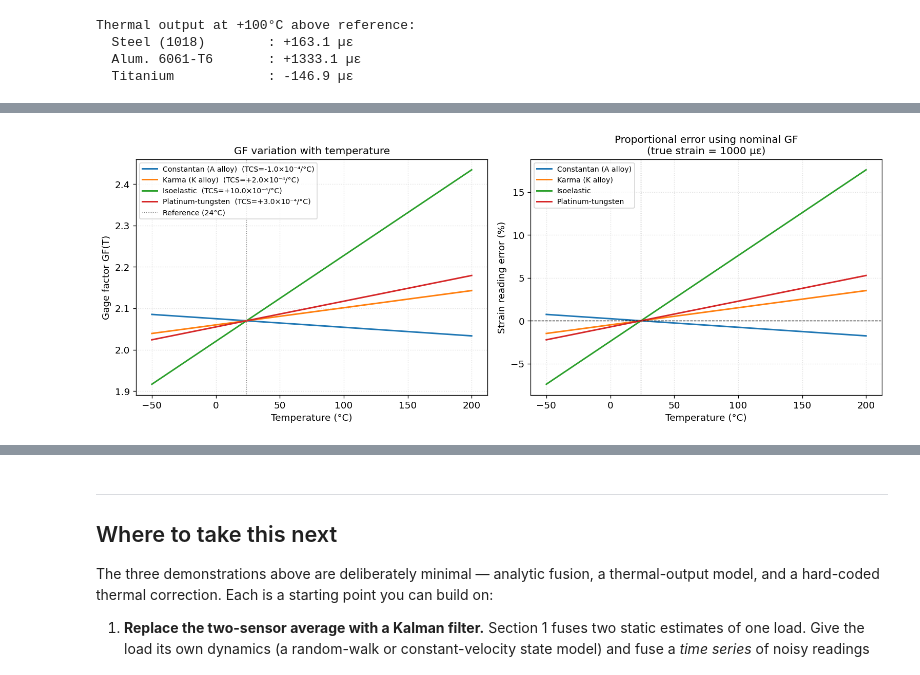
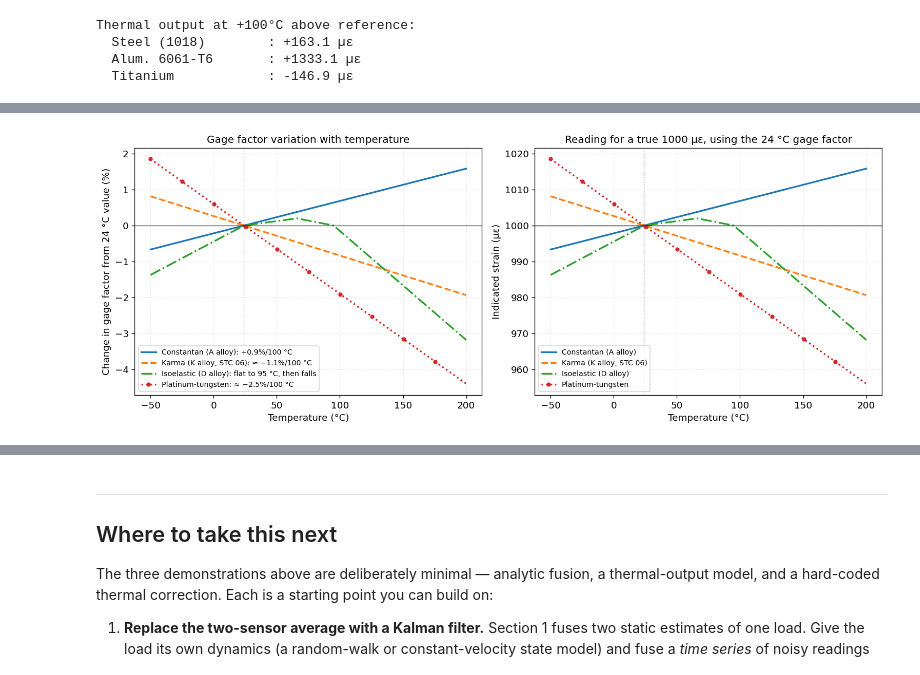
Before and after one commit to mike-bower/modern-strain-gage-technology-notebooks, a Jupyter notebook: notebooks/ch58_sensor_fusion.ipynb, the cells around one changed output, grey strips where cells are left out. Cells and saved outputs as stored; diff of their text form; code cells hidden in the pictures.

```diff
--- a/notebooks/ch58_sensor_fusion.ipynb
+++ b/notebooks/ch58_sensor_fusion.ipynb
@@ -216,59 +222,72 @@ If TCS is ignored, the data-reduction equation converts ΔR/R to strain using a
 # %%
-# --- Gage factor temperature coefficient (TCS) ---
-# Typical TCS values (%/°C → per °C)
-gages = {
-    'Constantan (A alloy)':  -1.0e-4,   # ≈ −0.010%/°C
-    'Karma (K alloy)':       +2.0e-4,   # ≈ +0.020%/°C
-    'Isoelastic':            +1.0e-3,   # ≈ +0.100%/°C  (dynamic use only)
-    'Platinum-tungsten':     +3.0e-4,   # ≈ +0.030%/°C
-}
-GF_0 = 2.07
+# --- Gage factor change with temperature, by grid alloy ---
+# Percent change of gage factor relative to its value at T_ref = 24 °C.
+# Approximate values, read from Micro-Measurements TN-504 (Figs. 7 and 8) for
+# the A, K and D alloys and from HBM's alloy curves (Hoffmann) for Pt-W.
+# Signs matter: constantan rises with temperature, the other three fall.
 T_ref = 24.0
 T = np.linspace(-50, 200, 400)
 dT = T - T_ref
+
+def linear_pct(tcs_per_C):
+    """A linear GF temperature coefficient (per °C) as a %-change function of T."""
+    return lambda T: 100.0 * tcs_per_C * (T - T_ref)
+
+# Isoelastic (D alloy) is markedly non-linear (TN-504): close to flat from room
+# temperature to about +95 °C, then falling steeply. Piecewise-linear through
+# approximate readings of TN-504 Fig. 7 (°C, % change).
+D_ALLOY_PTS_T   = [-73.0, 24.0, 66.0, 95.0, 260.0]
+D_ALLOY_PTS_PCT = [-1.8,   0.0,  0.2,  0.0,  -5.0]
+
+def isoelastic_pct(T):
+    return np.interp(T, D_ALLOY_PTS_T, D_ALLOY_PTS_PCT)
+
+# name -> (%-change function, label for the coefficient, line style, marker)
+gages = {
+    'Constantan (A alloy)':  (linear_pct(+0.9e-4), '+0.9%/100 °C',            '-',  None),
+    'Karma (K alloy, STC 06)': (linear_pct(-1.1e-4), '≈ −1.1%/100 °C',        '--', None),
+    'Isoelastic (D alloy)':  (isoelastic_pct,       'flat to 95 °C, then falls', '-.', None),
+    'Platinum-tungsten':     (linear_pct(-2.5e-4), '≈ −2.5%/100 °C',          ':',  'o'),
+}
 
 # True mechanical strain scenario: 1000 µε at each temperature
 eps_true = 1000.0   # µε
 
 fig, axes = plt.subplots(1, 2, figsize=(13, 5))
 
-# Left: GF vs temperature for each alloy
+# Left: % change of gage factor with temperature for each alloy.
+# Each alloy has its own line style as well as colour (black-and-white edition).
 ax = axes[0]
-for name, tcs in gages.items():
-    GF_T = GF_0 * (1 + tcs * dT)
-    ax.plot(T, GF_T, lw=1.8, label=f'{name}  (TCS={tcs*1e4:+.1f}×10⁻⁴/°C)')
-ax.axvline(T_ref, color='gray', lw=0.8, ls=':', label='Reference (24°C)')
-ax.set_xlabel('Temperature (°C)')
-ax.set_ylabel('Gage factor GF(T)')
-ax.set_title('GF variation with temperature')
-ax.legend(fontsize=8.5); ax.grid(True, linestyle=':', alpha=0.4)
-
-# Right: strain reading error if nominal GF is used instead of GF(T)
-ax = axes[1]
-for name, tcs in gages.items():
-    GF_T   = GF_0 * (1 + tcs * dT)
-    # Instrument uses nominal GF_0; true signal uses GF(T)
-    dR_R   = eps_true * GF_T * 1e-6          # actual bridge output
-    eps_indicated = dR_R / (GF_0 * 1e-6)     # what the instrument reports
-    error_pct = 100 * (eps_indicated - eps_true) / eps_true
-    ax.plot(T, error_pct, lw=1.8, label=name)
-
-ax.axhline(0, color='black', lw=0.8, ls='--')
+for name, (pct, coeff, ls, mk) in gages.items():
+    ax.plot(T, pct(T), lw=2.0, ls=ls, marker=mk, markevery=40, ms=4,
+            label=f'{name}: {coeff}')
+ax.axhline(0, color='black', lw=0.7)
 ax.axvline(T_ref, color='gray', lw=0.8, ls=':')
 ax.set_xlabel('Temperature (°C)')
-ax.set_ylabel('Strain reading error (%)')
-ax.set_title(f'Proportional error using nominal GF\n(true strain = {eps_true:.0f} µε)')
-ax.legend(fontsize=8.5); ax.grid(True, linestyle=':', alpha=0.4)
+ax.set_ylabel('Change in gage factor from 24 °C value (%)')
+ax.set_title('Gage factor variation with temperature')
+ax.legend(fontsize=8.5, loc='lower left'); ax.grid(True, linestyle=':', alpha=0.4)
+
+# Right: strain the instrument reports for a true 1000 µε, if it keeps using
+# the 24 °C gage factor (indicated = true x GF(T)/GF_0).
+ax = axes[1]
+for name, (pct, coeff, ls, mk) in gages.items():
+    eps_indicated = eps_true * (1 + pct(T) / 100.0)
+    ax.plot(T, eps_indicated, lw=2.0, ls=ls, marker=mk, markevery=40, ms=4, label=name)
+ax.axhline(eps_true, color='black', lw=0.8)
+ax.axvline(T_ref, color='gray', lw=0.8, ls=':')
+ax.set_xlabel('Temperature (°C)')
+ax.set_ylabel('Indicated strain (µε)')
+ax.set_title(f'Reading for a true {eps_true:.0f} µε, using the 24 °C gage factor')
+ax.legend(fontsize=8.5, loc='lower left'); ax.grid(True, linestyle=':', alpha=0.4)
 
 plt.tight_layout()
 plt.savefig(OUT_DIR / 'fig58_nb1_gf_temperature_drift.png', bbox_inches='tight', dpi=150)
 plt.show()
 
-print(f"{'Alloy':28s}  {'Error at +150°C':>16}  {'Error at −50°C':>15}")
-print('-' * 65)
-for name, tcs in gages.items():
-    e_hot  = 100 * tcs * (150 - T_ref)
-    e_cold = 100 * tcs * (-50 - T_ref)
-    print(f"{name:28s}  {e_hot:+15.2f}%  {e_cold:+14.2f}%")
+print(f"{'Alloy':28s}  {'+50 °C':>8}  {'+126 °C (150 °C)':>17}  {'−74 °C (−50 °C)':>16}")
+print('-' * 76)
+for name, (pct, coeff, ls, mk) in gages.items():
+    print(f"{name:28s}  {pct(T_ref + 50):+7.2f}%  {pct(150.0):+16.2f}%  {pct(-50.0):+15.2f}%")
 # %% [output]
-[figure, old version]
+[figure, new version]
```
Also changed, not shown: parts of 8 cells of this notebook, 57 other files.
